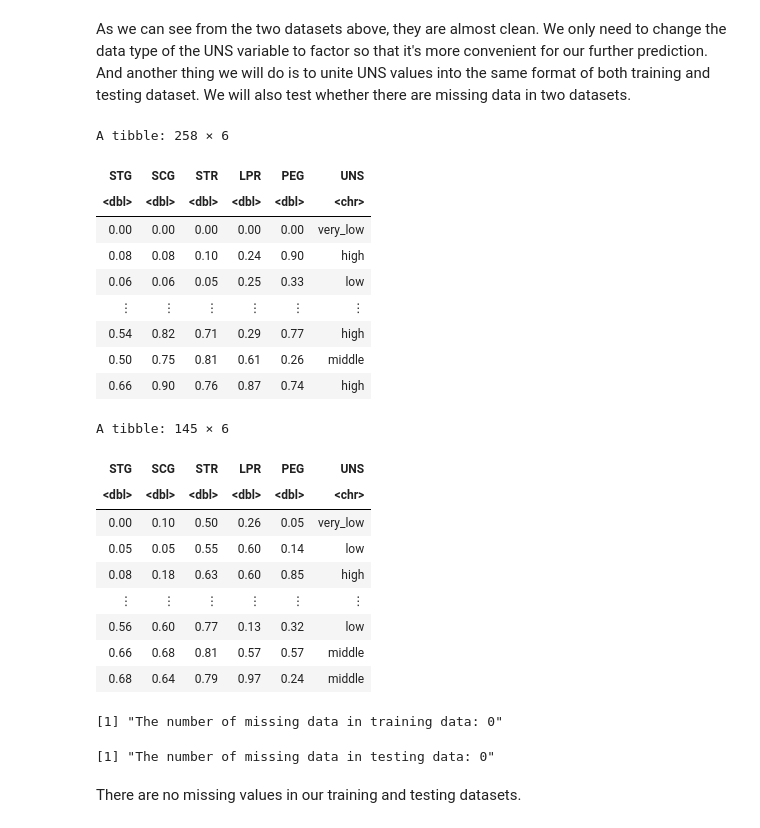
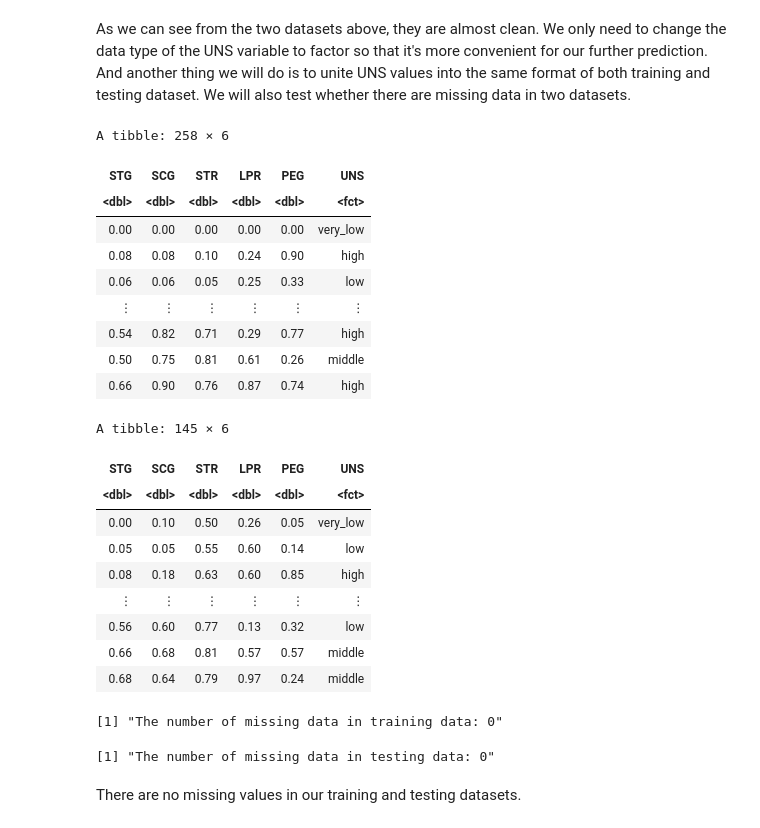
Before and after one commit to kzhang0113/group_8_ds_project, a Jupyter notebook: group_8_final_project.ipynb, the cells around one changed output. Saved outputs shown, nothing was run; the diff lists cells and outputs as text; code cells hidden in the pictures.

```diff
--- a/group_8_final_project.ipynb
+++ b/group_8_final_project.ipynb
@@ -80,25 +80,28 @@ As we can see from the two datasets above, they are almost clean. We only need t
 # %%
 # clean the training and testing data, and making sure that the target variable, UNS, is a factor type
 training_data <- mutate(training_data, UNS = as_factor(UNS))
 testing_data <- mutate(testing_data, UNS = as_factor(UNS))
 
 # unite value format
 training_data$UNS = tolower(training_data$UNS)
+training_data <- training_data %>%
+                 mutate(UNS = as_factor(UNS))
 training_data
 
 testing_data$UNS = tolower(testing_data$UNS)
 testing_data <- testing_data %>%
-    mutate(UNS = str_replace(UNS, " ", "_"))
+    mutate(UNS = str_replace(UNS, " ", "_")) %>%
+    mutate(UNS = as_factor(UNS))
 testing_data
 
 # test missing values
 
 sprintf("The number of missing data in training data: %s", sum(is.na(training_data)))
 sprintf("The number of missing data in testing data: %s", sum(is.na(testing_data)))
 # %% [output]
 A tibble: 258 × 6
 | STG | SCG | STR | LPR | PEG | UNS |
-| <dbl> | <dbl> | <dbl> | <dbl> | <dbl> | <chr> |
+| <dbl> | <dbl> | <dbl> | <dbl> | <dbl> | <fct> |
 | 0.00 | 0.00 | 0.00 | 0.00 | 0.00 | very_low |
 | 0.08 | 0.08 | 0.10 | 0.24 | 0.90 | high |
 | 0.06 | 0.06 | 0.05 | 0.25 | 0.33 | low |
@@ -108,7 +111,7 @@ A tibble: 258 × 6
 | 0.66 | 0.90 | 0.76 | 0.87 | 0.74 | high |
 A tibble: 145 × 6
 | STG | SCG | STR | LPR | PEG | UNS |
-| <dbl> | <dbl> | <dbl> | <dbl> | <dbl> | <chr> |
+| <dbl> | <dbl> | <dbl> | <dbl> | <dbl> | <fct> |
 | 0.00 | 0.10 | 0.50 | 0.26 | 0.05 | very_low |
 | 0.05 | 0.05 | 0.55 | 0.60 | 0.14 | low |
 | 0.08 | 0.18 | 0.63 | 0.60 | 0.85 | high |
```
Also changed, not shown: parts of 3 cells of this notebook.
